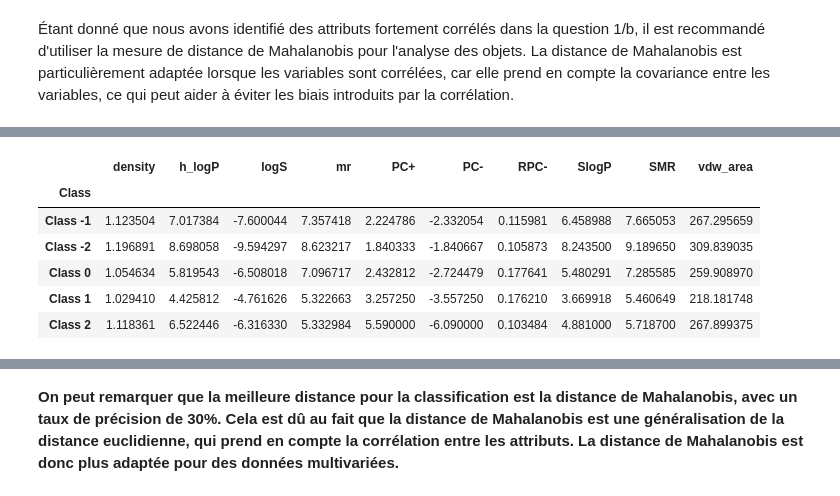
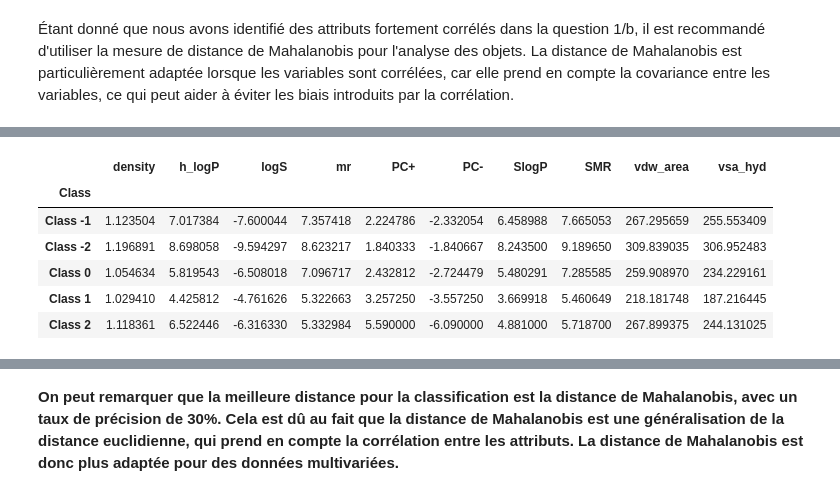
Before and after one commit to KHALOUIoussama/TP1-IFT-870, a Jupyter notebook: Src/Rapport.ipynb, the cells around one changed output, grey strips where cells are left out. Drawn from its saved outputs; the diff is of its cells as text; code cells hidden in the pictures.

```diff
--- a/Src/Rapport.ipynb
+++ b/Src/Rapport.ipynb
@@ -591,15 +608,15 @@ data.head()
 # %%
 classes = data.groupby('Class')
-centroides = classes.mean()
-centroides
+BA_centroides = (classes.mean())
+BA_centroides
 # %% [output]
-|  | density | h_logP | logS | mr | PC+ | PC- | RPC- | SlogP | SMR | vdw_area |
+|  | density | h_logP | logS | mr | PC+ | PC- | SlogP | SMR | vdw_area | vsa_hyd |
 | Class |  |  |  |  |  |  |  |  |  |  |
-| Class -1 | 1.123504 | 7.017384 | -7.600044 | 7.357418 | 2.224786 | -2.332054 | 0.115981 | 6.458988 | 7.665053 | 267.295659 |
-| Class -2 | 1.196891 | 8.698058 | -9.594297 | 8.623217 | 1.840333 | -1.840667 | 0.105873 | 8.243500 | 9.189650 | 309.839035 |
-| Class 0 | 1.054634 | 5.819543 | -6.508018 | 7.096717 | 2.432812 | -2.724479 | 0.177641 | 5.480291 | 7.285585 | 259.908970 |
-| Class 1 | 1.029410 | 4.425812 | -4.761626 | 5.322663 | 3.257250 | -3.557250 | 0.176210 | 3.669918 | 5.460649 | 218.181748 |
-| Class 2 | 1.118361 | 6.522446 | -6.316330 | 5.332984 | 5.590000 | -6.090000 | 0.103484 | 4.881000 | 5.718700 | 267.899375 |
+| Class -1 | 1.123504 | 7.017384 | -7.600044 | 7.357418 | 2.224786 | -2.332054 | 6.458988 | 7.665053 | 267.295659 | 255.553409 |
+| Class -2 | 1.196891 | 8.698058 | -9.594297 | 8.623217 | 1.840333 | -1.840667 | 8.243500 | 9.189650 | 309.839035 | 306.952483 |
+| Class 0 | 1.054634 | 5.819543 | -6.508018 | 7.096717 | 2.432812 | -2.724479 | 5.480291 | 7.285585 | 259.908970 | 234.229161 |
+| Class 1 | 1.029410 | 4.425812 | -4.761626 | 5.322663 | 3.257250 | -3.557250 | 3.669918 | 5.460649 | 218.181748 | 187.216445 |
+| Class 2 | 1.118361 | 6.522446 | -6.316330 | 5.332984 | 5.590000 | -6.090000 | 4.881000 | 5.718700 | 267.899375 | 244.131025 |
 # %%
 # Créer une fonction pour calculer la distance euclidienne entre deux lignes
 def euclidean(row_data, centroid_data):
```
Also changed, not shown: parts of 19 cells of this notebook.
